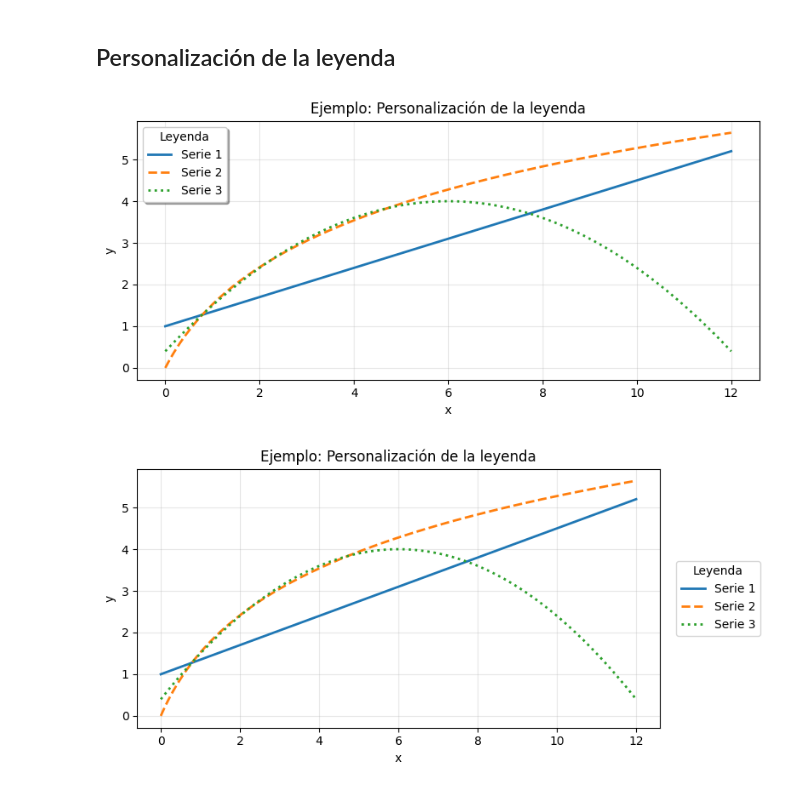
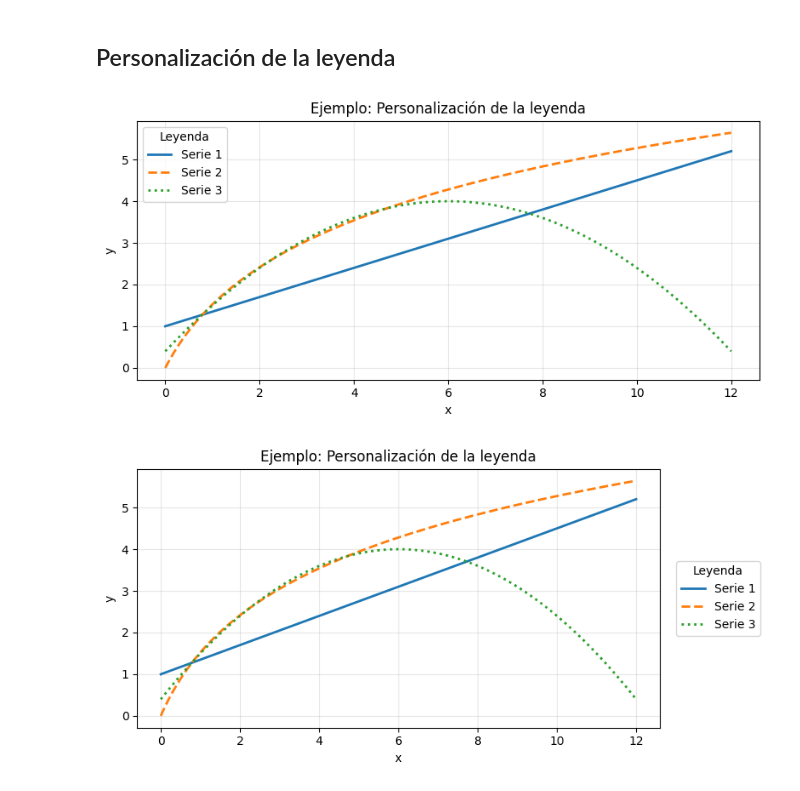
Before and after one commit to yuri19762008/000_ANALISTA_DATOS, a Jupyter notebook: Bootcamp-main/Modulo4/Leccion6/Index_M4_AE6.ipynb, the cells around one changed output. Drawn from its saved outputs; the diff is of its cells as text; code cells hidden in the pictures.

```diff
--- a/Bootcamp-main/Modulo4/Leccion6/Index_M4_AE6.ipynb
+++ b/Bootcamp-main/Modulo4/Leccion6/Index_M4_AE6.ipynb
@@ -1898,35 +1898,35 @@ import matplotlib.pyplot as plt
 
 x = np.linspace(0, 12, 200)
 
 y1 = 0.35 * x + 1
 y2 = np.log1p(x) * 2.2
 y3 = -0.10 * (x - 6)**2 + 4  # parábola (sube y baja)
 
 plt.figure(figsize=(8, 4))
 
 plt.plot(x, y1, label="Serie 1", linewidth=2)
 plt.plot(x, y2, label="Serie 2", linestyle="--", linewidth=2)
 plt.plot(x, y3, label="Serie 3", linestyle=":", linewidth=2)
 
 plt.title("Ejemplo: Personalización de la leyenda")
 plt.xlabel("x")
 plt.ylabel("y")
 plt.grid(alpha=0.3)
 
 # Leyenda personalizada
 plt.legend(
     title="Leyenda",
     loc="upper left",      # posición
     frameon=True,          # caja
     fancybox=True,         # bordes redondeados
-    shadow=True,
+    shadow=False,
     ncol=1,                # columnas
 )
 
 plt.tight_layout()
 plt.show()
 # %% [output]
-[figure, old version]
+[figure, new version]
 # %%
 # Leyenda fuera del gráfico
 import numpy as np
```
Also changed, not shown: parts of 9 cells of this notebook, 9 other files.
